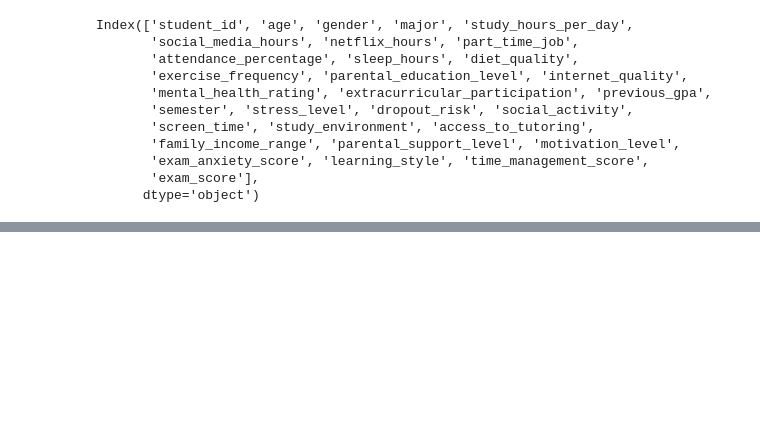
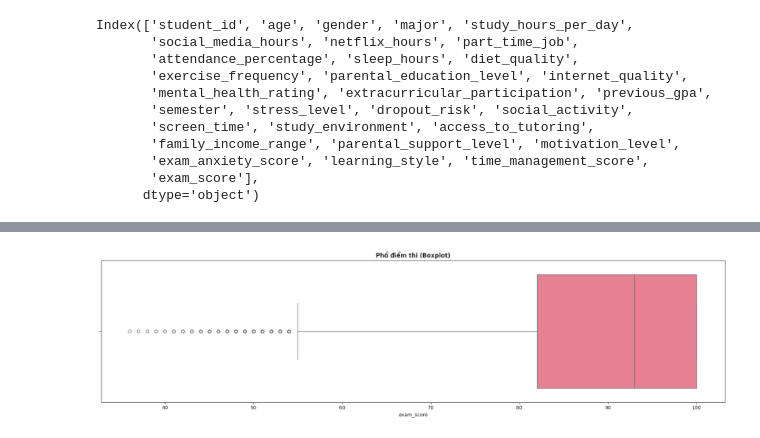
Before and after one commit to Vo-Hao250604/Student-Habits-and-Academic-Performance-Analysis, a Jupyter notebook: Student_Habits_and_Academic_Performance_Analysis.ipynb, the cells around one changed output, grey strips where cells are left out. Saved outputs shown, nothing was run; the diff lists cells and outputs as text; code cells hidden in the pictures; blank space fills up the shorter version.

```diff
--- a/Student_Habits_and_Academic_Performance_Analysis.ipynb
+++ b/Student_Habits_and_Academic_Performance_Analysis.ipynb
@@ -214,0 +202,9 @@ Text(0.5, 1.0, 'Gender Distribution')
+# %%
+#Boxplot điểm thi
+plt.subplots(figsize=(18, 5))
+sns.boxplot(data=df['exam_score'], orient='h')
+plt.title("Phổ điểm thi (Boxplot)", fontweight='bold')
+plt.tight_layout()
+plt.show()
+# %% [output]
+[figure, added]
```
Also changed, not shown: parts of 99 cells of this notebook.
